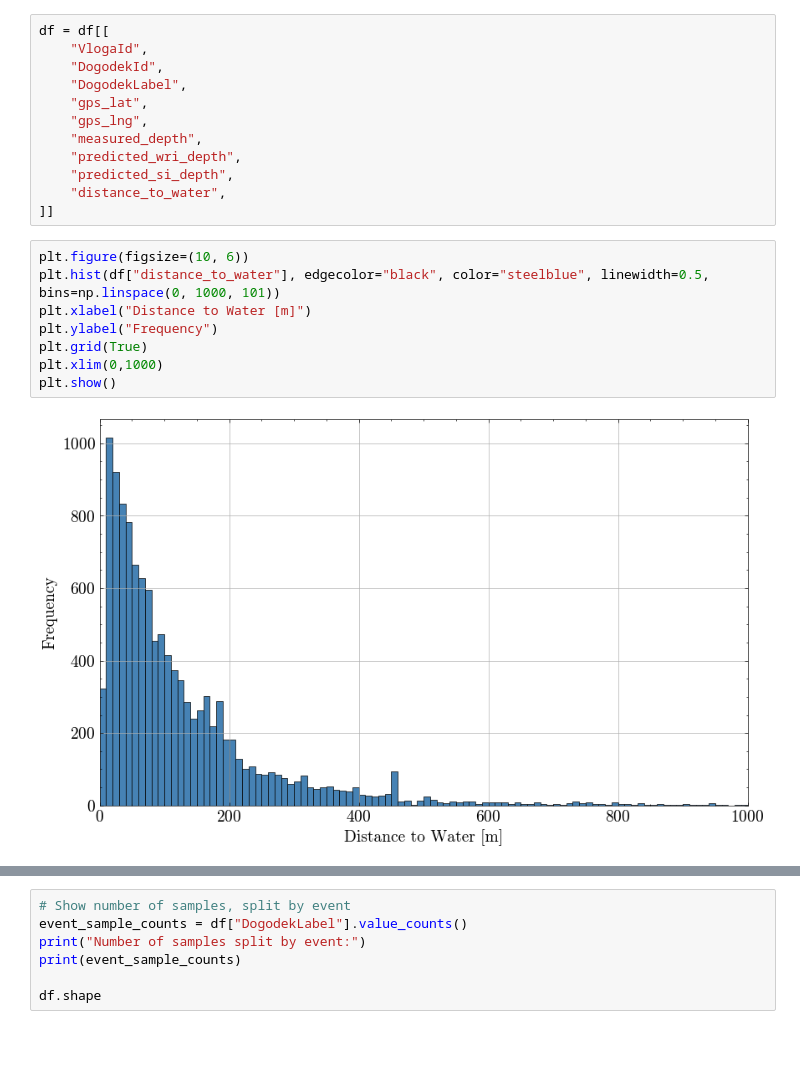
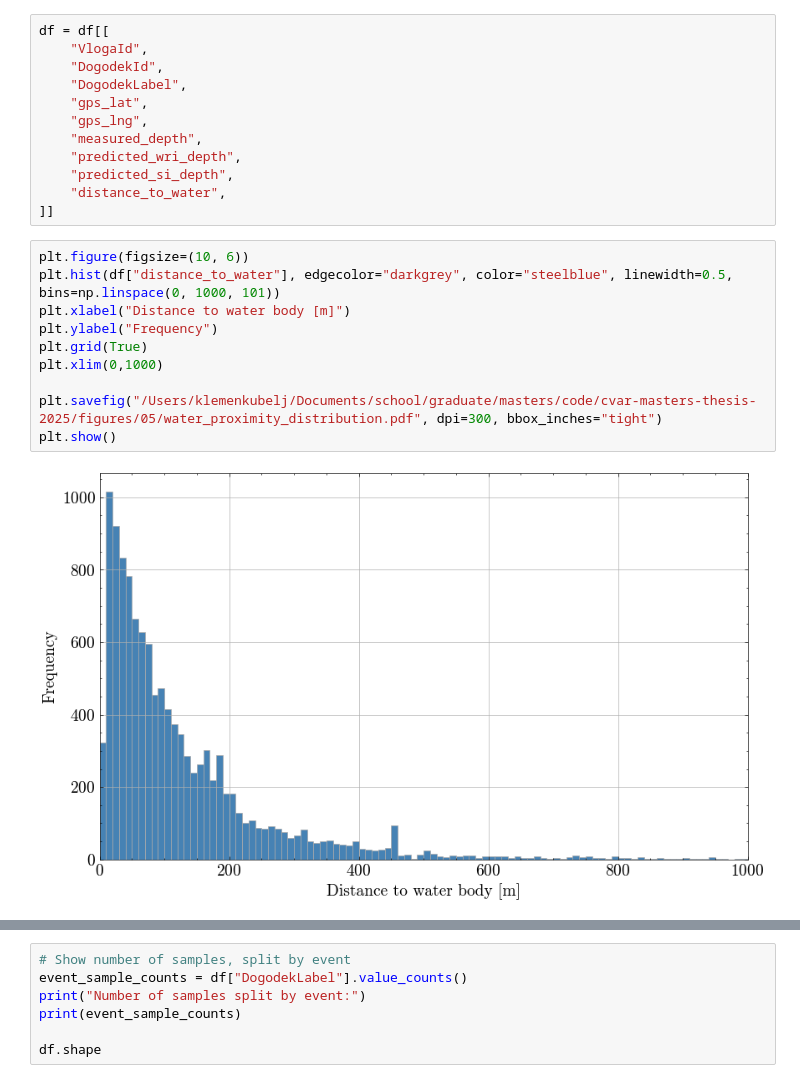
Before and after one commit to KubeljK/cvar-masters, a Jupyter notebook: notebooks/009-kk-compare-flood-depths-model-results.ipynb, the cells around one changed output, grey strips where cells are left out. Drawn from its saved outputs; the diff is of its cells as text; blank space fills up the shorter version.

```diff
--- a/notebooks/009-kk-compare-flood-depths-model-results.ipynb
+++ b/notebooks/009-kk-compare-flood-depths-model-results.ipynb
@@ -78,14 +84,16 @@ df = df[[
 ]]
 # %%
 plt.figure(figsize=(10, 6))
-plt.hist(df["distance_to_water"], edgecolor="black", color="steelblue", linewidth=0.5, bins=np.linspace(0, 1000, 101))
-plt.xlabel("Distance to Water [m]")
+plt.hist(df["distance_to_water"], edgecolor="darkgrey", color="steelblue", linewidth=0.5, bins=np.linspace(0, 1000, 101))
+plt.xlabel("Distance to water body [m]")
 plt.ylabel("Frequency")
 plt.grid(True)
 plt.xlim(0,1000)
+
+plt.savefig("/Users/klemenkubelj/Documents/school/graduate/masters/code/cvar-masters-thesis-2025/figures/05/water_proximity_distribution.pdf", dpi=300, bbox_inches="tight")
 plt.show()
 # %% [output]
-[figure, old version]
+[figure, new version]
 # %%
 plt.figure(figsize=(8, 5))
 
```
Also changed, not shown: parts of 33 cells of this notebook, 4 other files.
